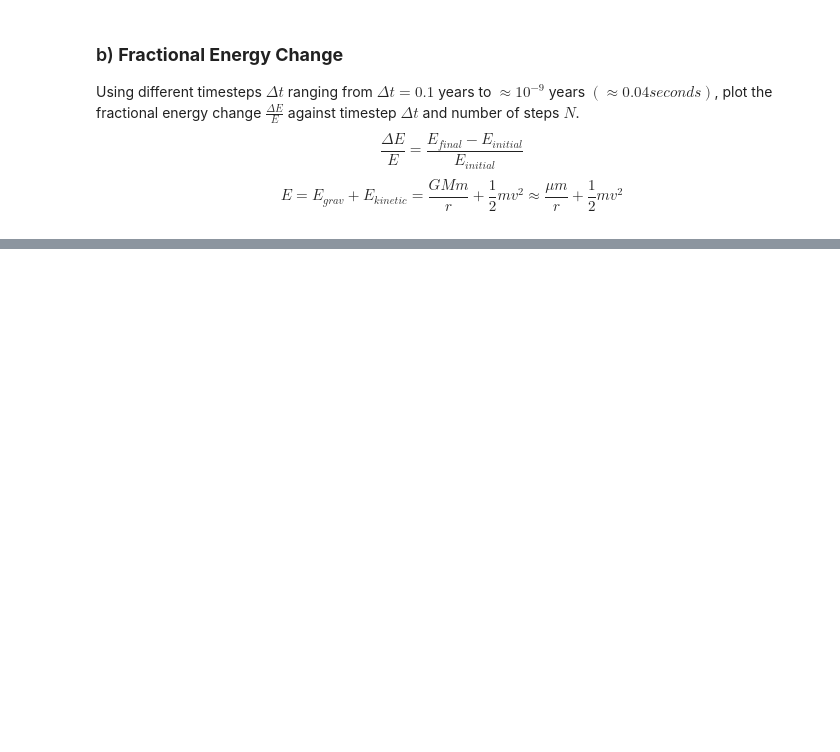
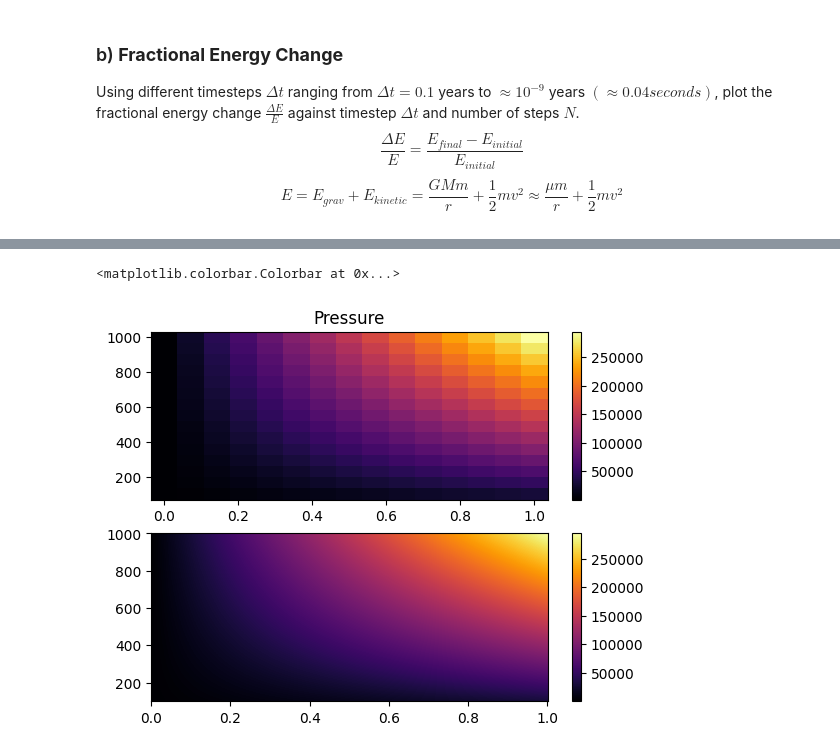
Before and after one commit to LFW25/PHYS512-Computational_Physics, a Jupyter notebook: Assignments/A1.ipynb, the cells around one changed output, grey strips where cells are left out. Drawn from its saved outputs; the diff is of its cells as text; code cells hidden in the pictures; blank space fills up the shorter version.

```diff
--- a/Assignments/A1.ipynb
+++ b/Assignments/A1.ipynb
@@ -212,0 +309,17 @@ N = 3, Brouwer Error = 1.7320508075688771e-16, Actual Error = 4.9216004706644497
+# %%
+plt.figure(1)
+
+#plt.xlabel("Density (kg/m^3)")
+#plt.ylabel("Temperature (K)")
+
+plt.subplot(211)
+plt.title("Pressure")
+plt.pcolormesh(d_array, t_array, p_array, cmap = "inferno")
+plt.colorbar()
+
+plt.subplot(212)
+plt.pcolormesh(full_d_array, full_t_array, interp_p_array, cmap = "inferno")
+plt.colorbar()
+# %% [output]
+<matplotlib.colorbar.Colorbar at 0x...>
+[figure, added]
```
Also changed, not shown: parts of 11 cells of this notebook.
